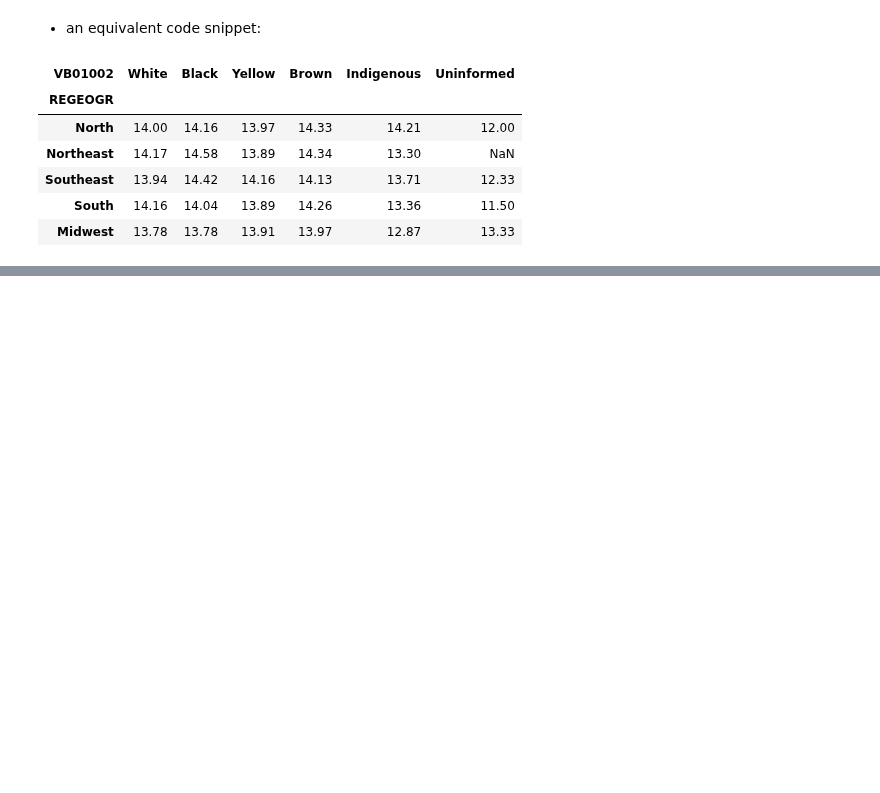
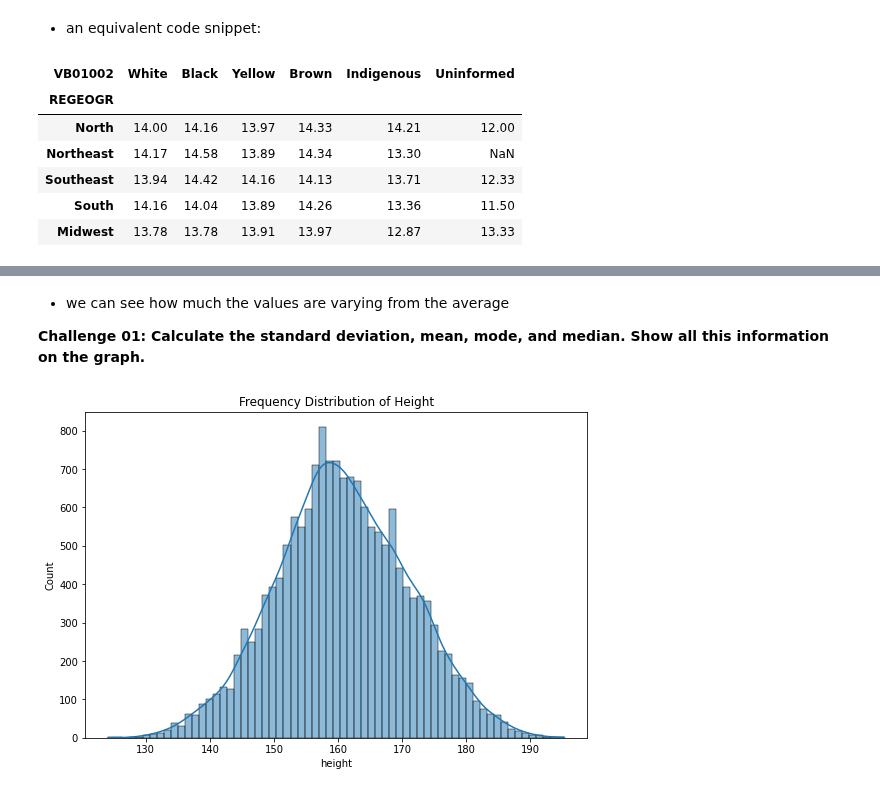
Before and after one commit to gabrielatrindade/alura-bootcamp, a Jupyter notebook: module3/pense_2015.ipynb, the cells around one changed output, grey strips where cells are left out. Drawn from its saved outputs; the diff is of its cells as text; code cells hidden in the pictures; blank space fills up the shorter version.

```diff
--- a/module3/pense_2015.ipynb
+++ b/module3/pense_2015.ipynb
@@ -796,0 +818,16 @@ pivot_REGEOGR_VB01002_agg_VB01003
+# %% [markdown]
+- we can see how much the values are varying from the average
+
+**Challenge 01: Calculate the standard deviation, mean, mode, and median. Show all this information on the graph.**
+# %%
+# height distribution
+ax = sns.histplot(data=pense_2015,
+                  x='VB17004', kde=True)
+
+ax.figure.set_size_inches(9,6)
+ax.set_title('Frequency Distribution of Height')
+ax.set_xlabel('height')
+
+plt.show()
+# %% [output]
+[figure, added]
```
Also changed, not shown: parts of 41 cells of this notebook.
